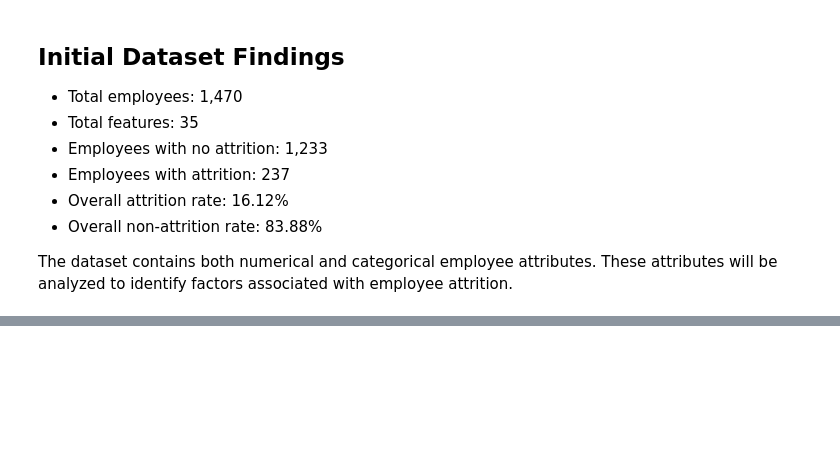
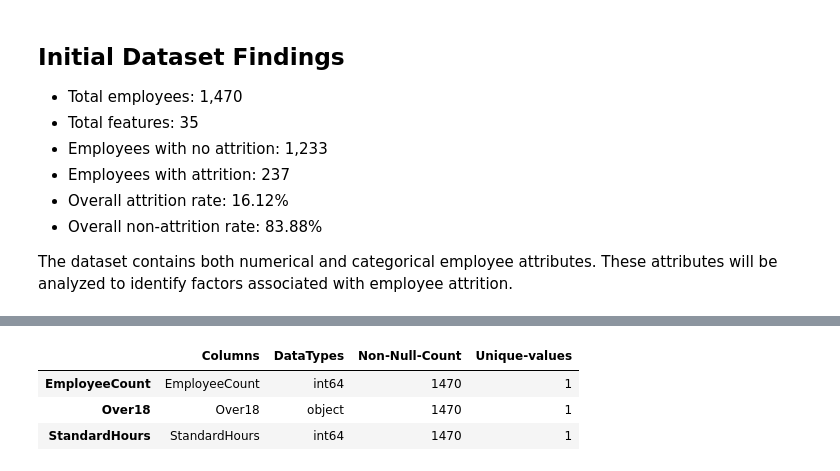
Before and after one commit to Prad3025/employee-attrition-ml, a Jupyter notebook: notebooks/01_business_and_data_understanding.ipynb, the cells around one changed output, grey strips where cells are left out. Cells and saved outputs as stored; diff of their text form; code cells hidden in the pictures; blank space fills up the shorter version.

```diff
--- a/notebooks/01_business_and_data_understanding.ipynb
+++ b/notebooks/01_business_and_data_understanding.ipynb
@@ -137,0 +179,8 @@ employee attrition.
+# %%
+schema=pd.DataFrame({
+    "Columns": df.columns,
+    "DataTypes":df.dtypes.astype(str),
+    "Non-Null-Count":df.notnull().sum(),
+    "Unique-values":df.nunique()
+})
+print(schema)
@@ -137,0 +205,7 @@ employee attrition.
+# %%
+schema[schema["Unique-values"] == 1]
+# %% [output]
+|  | Columns | DataTypes | Non-Null-Count | Unique-values |
+| EmployeeCount | EmployeeCount | int64 | 1470 | 1 |
+| Over18 | Over18 | object | 1470 | 1 |
+| StandardHours | StandardHours | int64 | 1470 | 1 |
```
Also changed, not shown: parts of 21 cells of this notebook.
